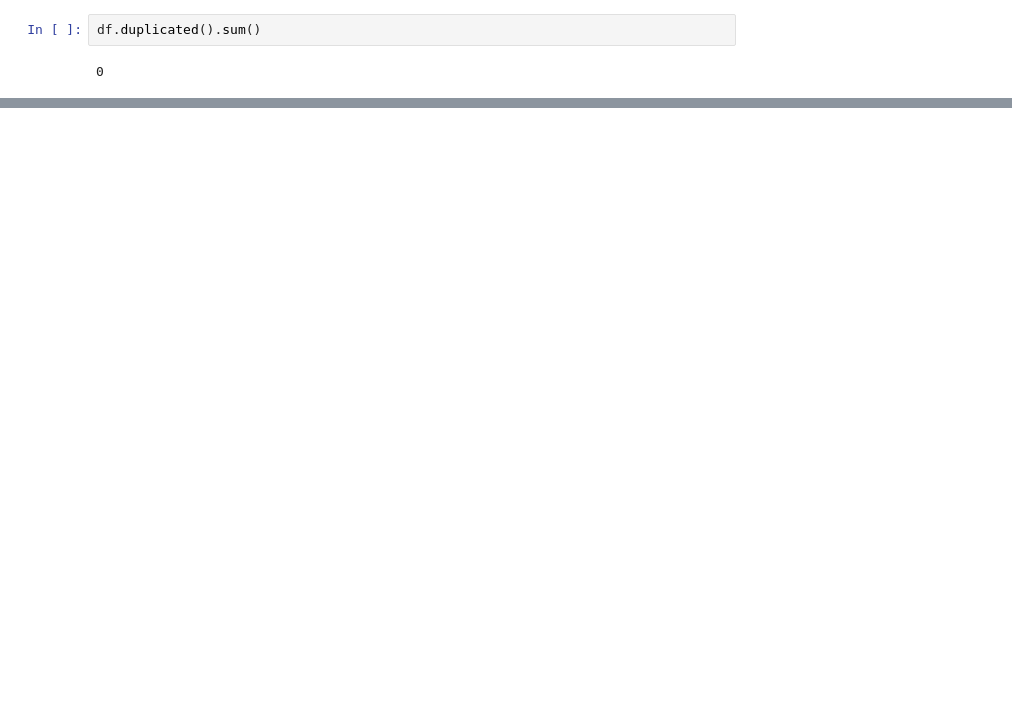
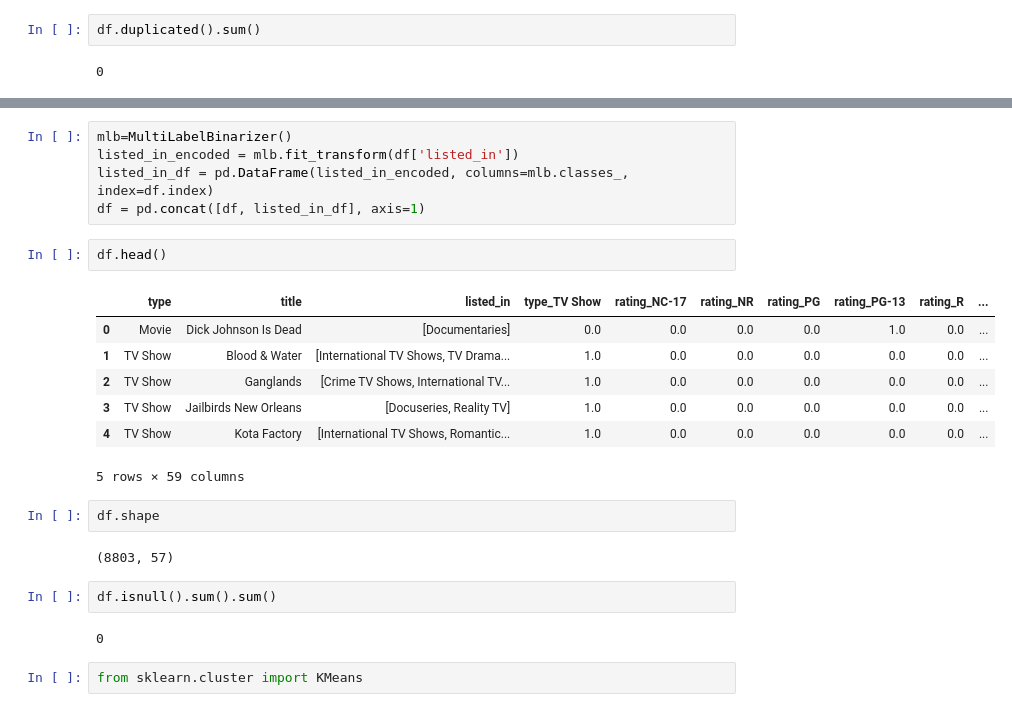
Before and after one commit to gargiahuja/projects-ML-, a Jupyter notebook: Netflix_show_clustering/main.ipynb, the cells around one changed output, grey strips where cells are left out. Saved outputs shown, nothing was run; the diff lists cells and outputs as text; blank space fills up the shorter version.

```diff
--- a/Netflix_show_clustering/main.ipynb
+++ b/Netflix_show_clustering/main.ipynb
@@ -215,0 +306,25 @@ df['cluster'] = model.fit_predict(df.select_dtypes(include='number'))
+# %%
+mlb=MultiLabelBinarizer()
+listed_in_encoded = mlb.fit_transform(df['listed_in'])
+listed_in_df = pd.DataFrame(listed_in_encoded, columns=mlb.classes_, index=df.index)
+df = pd.concat([df, listed_in_df], axis=1)
+# %%
+df.head()
+# %% [output]
+|  | type | title | listed_in | type_TV Show | rating_NC-17 | rating_NR | rating_PG | rating_PG-13 | rating_R | ... |
+| 0 | Movie | Dick Johnson Is Dead | [Documentaries] | 0.0 | 0.0 | 0.0 | 0.0 | 1.0 | 0.0 | ... |
+| 1 | TV Show | Blood & Water | [International TV Shows, TV Drama... | 1.0 | 0.0 | 0.0 | 0.0 | 0.0 | 0.0 | ... |
+| 2 | TV Show | Ganglands | [Crime TV Shows, International TV... | 1.0 | 0.0 | 0.0 | 0.0 | 0.0 | 0.0 | ... |
+| 3 | TV Show | Jailbirds New Orleans | [Docuseries, Reality TV] | 1.0 | 0.0 | 0.0 | 0.0 | 0.0 | 0.0 | ... |
+| 4 | TV Show | Kota Factory | [International TV Shows, Romantic... | 1.0 | 0.0 | 0.0 | 0.0 | 0.0 | 0.0 | ... |
+5 rows × 59 columns
+# %%
+df.shape
+# %% [output]
+(8803, 57)
+# %%
+df.isnull().sum().sum()
+# %% [output]
+0
+# %%
+from sklearn.cluster import KMeans
```
Also changed, not shown: parts of 48 cells of this notebook.
